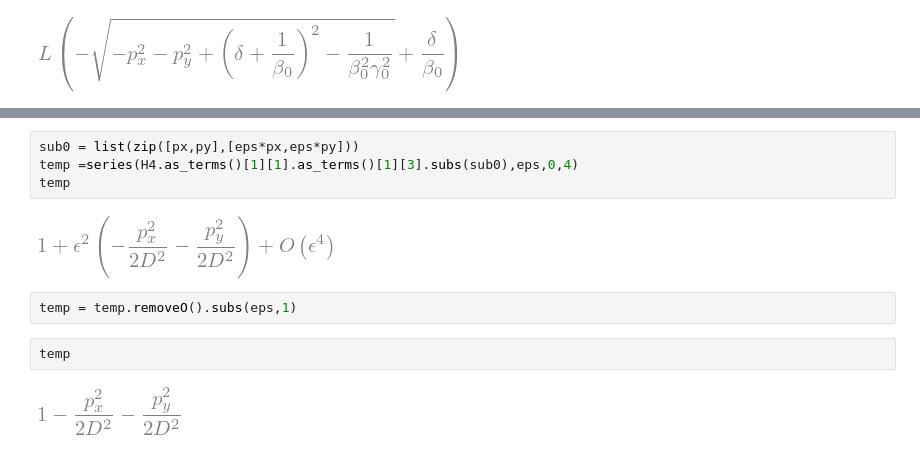
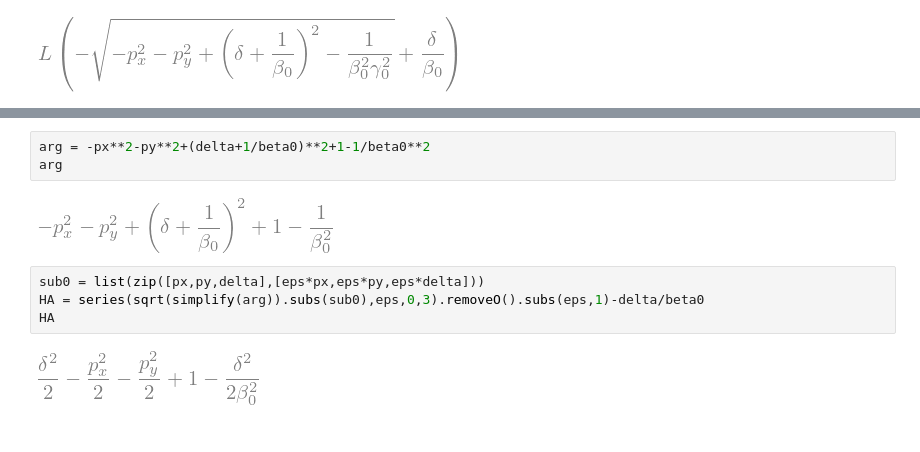
Before and after one commit to tomerten/acchamiltoniansandmatrices, a Jupyter notebook: acchamiltoniansandmatrices/Examples/Notebooks/Wolski_Hamiltonian_Expansion.ipynb, the cells around one changed output, grey strips where cells are left out. Cells and saved outputs as stored; diff of their text form.

```diff
--- a/acchamiltoniansandmatrices/Examples/Notebooks/Wolski_Hamiltonian_Expansion.ipynb
+++ b/acchamiltoniansandmatrices/Examples/Notebooks/Wolski_Hamiltonian_Expansion.ipynb
@@ -115,12 +153,11 @@ H4
+# %%
+arg = -px**2-py**2+(delta+1/beta0)**2+1-1/beta0**2
+arg
+# %% [output]
+[figure, added]
 # %%
-sub0 = list(zip([px,py],[eps*px,eps*py]))
-temp =series(H4.as_terms()[1][1].as_terms()[1][3].subs(sub0),eps,0,4)
-temp
+sub0 = list(zip([px,py,delta],[eps*px,eps*py,eps*delta]))
+HA = series(sqrt(simplify(arg)).subs(sub0),eps,0,3).removeO().subs(eps,1)-delta/beta0
+HA
 # %% [output]
-[figure, old version]
+[figure, new version]
-# %%
-temp = temp.removeO().subs(eps,1)
-# %%
-temp
-# %% [output]
-[figure, removed]
```
Also changed, not shown: parts of 23 cells of this notebook.
